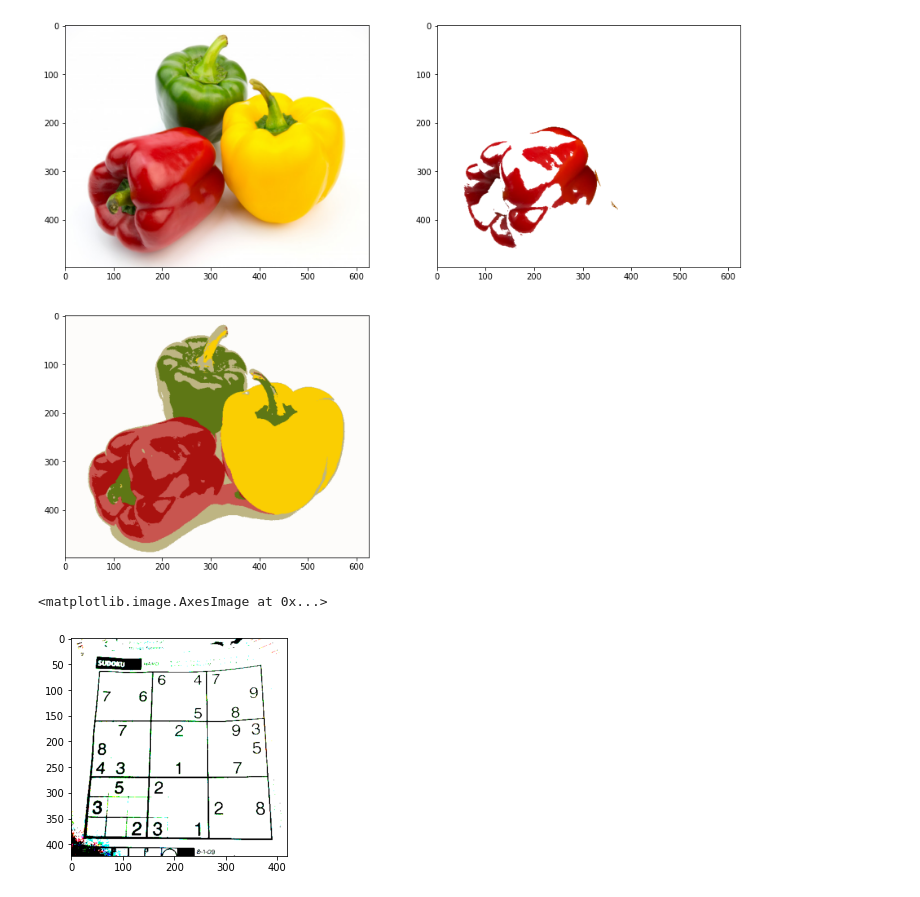
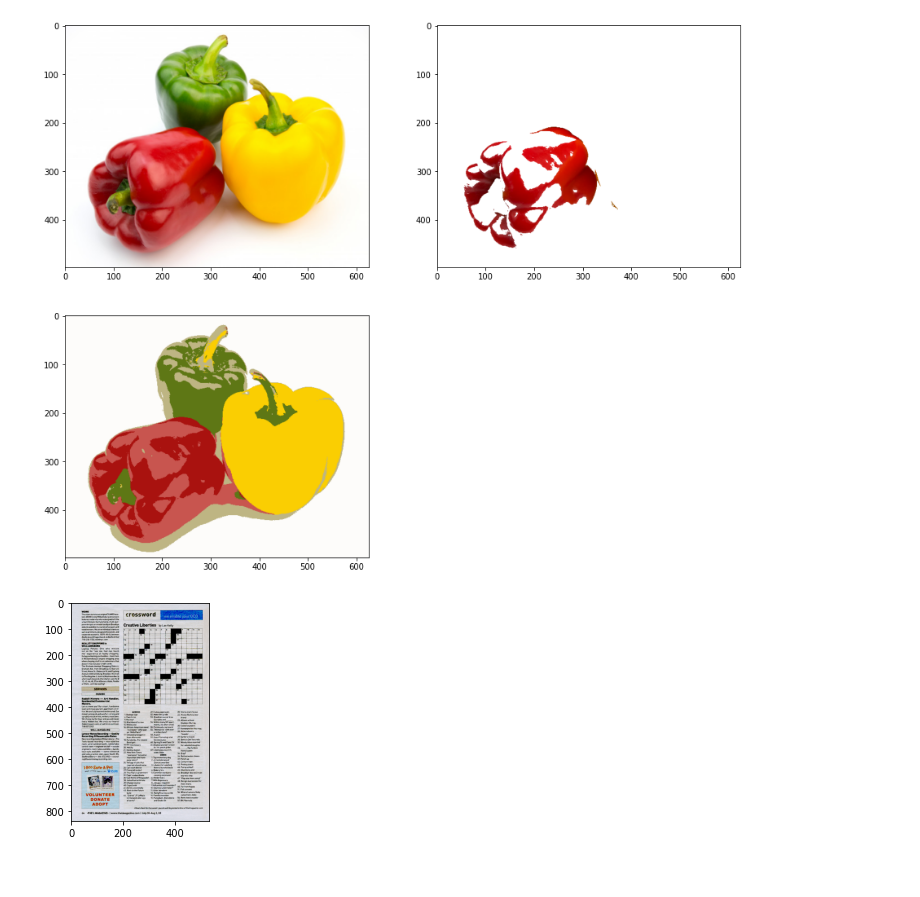
Before and after one commit to BagasPramana/PCVK_Genap_2021, a Jupyter notebook: Week10.ipynb, the cells around one changed output. Saved outputs shown, nothing was run; the diff lists cells and outputs as text; code cells hidden in the pictures.

```diff
--- a/Week10.ipynb
+++ b/Week10.ipynb
@@ -183,9 +183,11 @@ plt.show
 [figure]
 # %%
 #Nomor 7
-img = cv2.imread('/content/drive/MyDrive/PCVK/sudoku-original.jpg')
-ret, thresh = cv.threshold(img, 51, 255, cv.THRESH_BINARY)
+img = cv2.imread('/content/drive/MyDrive/PCVK/crossword.jpg')
+ret, thresh = cv2.threshold(img, 125, 255, cv2.THRESH_TOZERO)
+
 plt.imshow(thresh)
+cv2.waitKey(0)
+cv2.destroyAllWindows()
 # %% [output]
-<matplotlib.image.AxesImage at 0x...>
-[figure, old version]
+[figure, new version]
```
